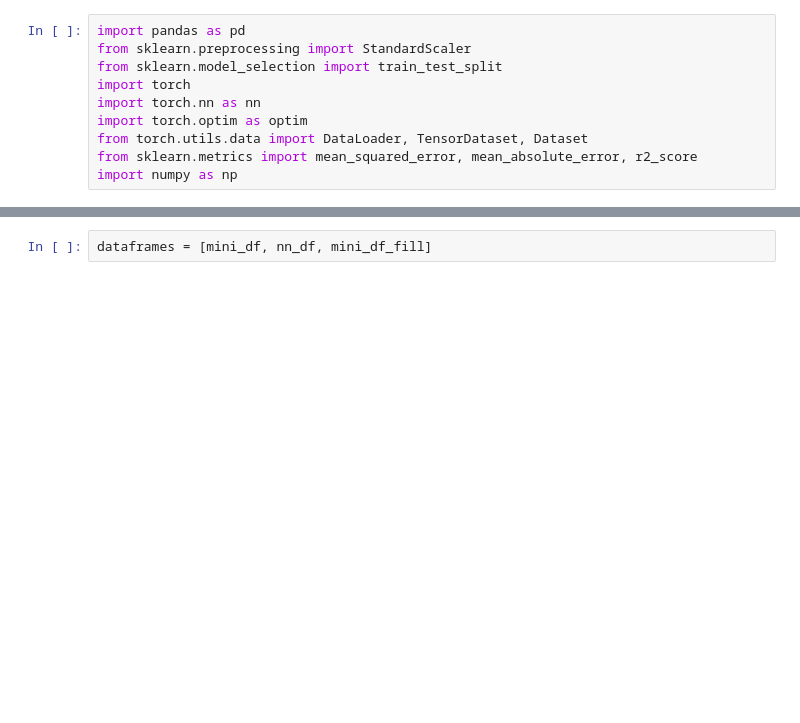
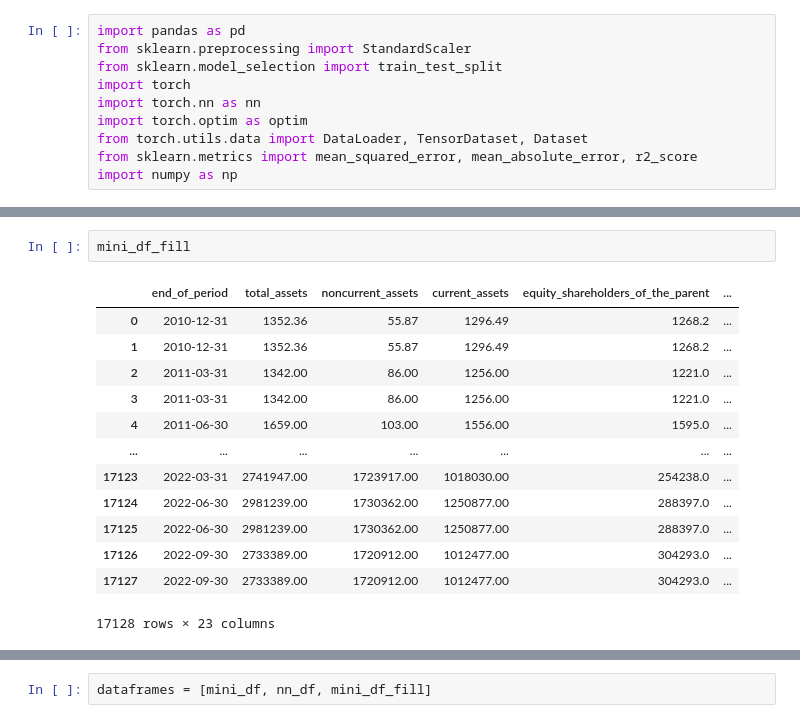
Before and after one commit to k-sobczyk/ensemble-nn-stock-forecast, a Jupyter notebook: model.ipynb, the cells around one changed output, grey strips where cells are left out. Cells and saved outputs as stored; diff of their text form; blank space fills up the shorter version.

```diff
--- a/model.ipynb
+++ b/model.ipynb
@@ -14,0 +31,16 @@ nn_df = pd.read_csv('data/nn_data/nn_df.csv')
+# %%
+mini_df_fill
+# %% [output]
+|  | end_of_period | total_assets | noncurrent_assets | current_assets | equity_shareholders_of_the_parent | ... |
+| 0 | 2010-12-31 | 1352.36 | 55.87 | 1296.49 | 1268.2 | ... |
+| 1 | 2010-12-31 | 1352.36 | 55.87 | 1296.49 | 1268.2 | ... |
+| 2 | 2011-03-31 | 1342.00 | 86.00 | 1256.00 | 1221.0 | ... |
+| 3 | 2011-03-31 | 1342.00 | 86.00 | 1256.00 | 1221.0 | ... |
+| 4 | 2011-06-30 | 1659.00 | 103.00 | 1556.00 | 1595.0 | ... |
+| ... | ... | ... | ... | ... | ... | ... |
+| 17123 | 2022-03-31 | 2741947.00 | 1723917.00 | 1018030.00 | 254238.0 | ... |
+| 17124 | 2022-06-30 | 2981239.00 | 1730362.00 | 1250877.00 | 288397.0 | ... |
+| 17125 | 2022-06-30 | 2981239.00 | 1730362.00 | 1250877.00 | 288397.0 | ... |
+| 17126 | 2022-09-30 | 2733389.00 | 1720912.00 | 1012477.00 | 304293.0 | ... |
+| 17127 | 2022-09-30 | 2733389.00 | 1720912.00 | 1012477.00 | 304293.0 | ... |
+17128 rows × 23 columns
```
Also changed, not shown: parts of 17 cells of this notebook, 2 other files.
